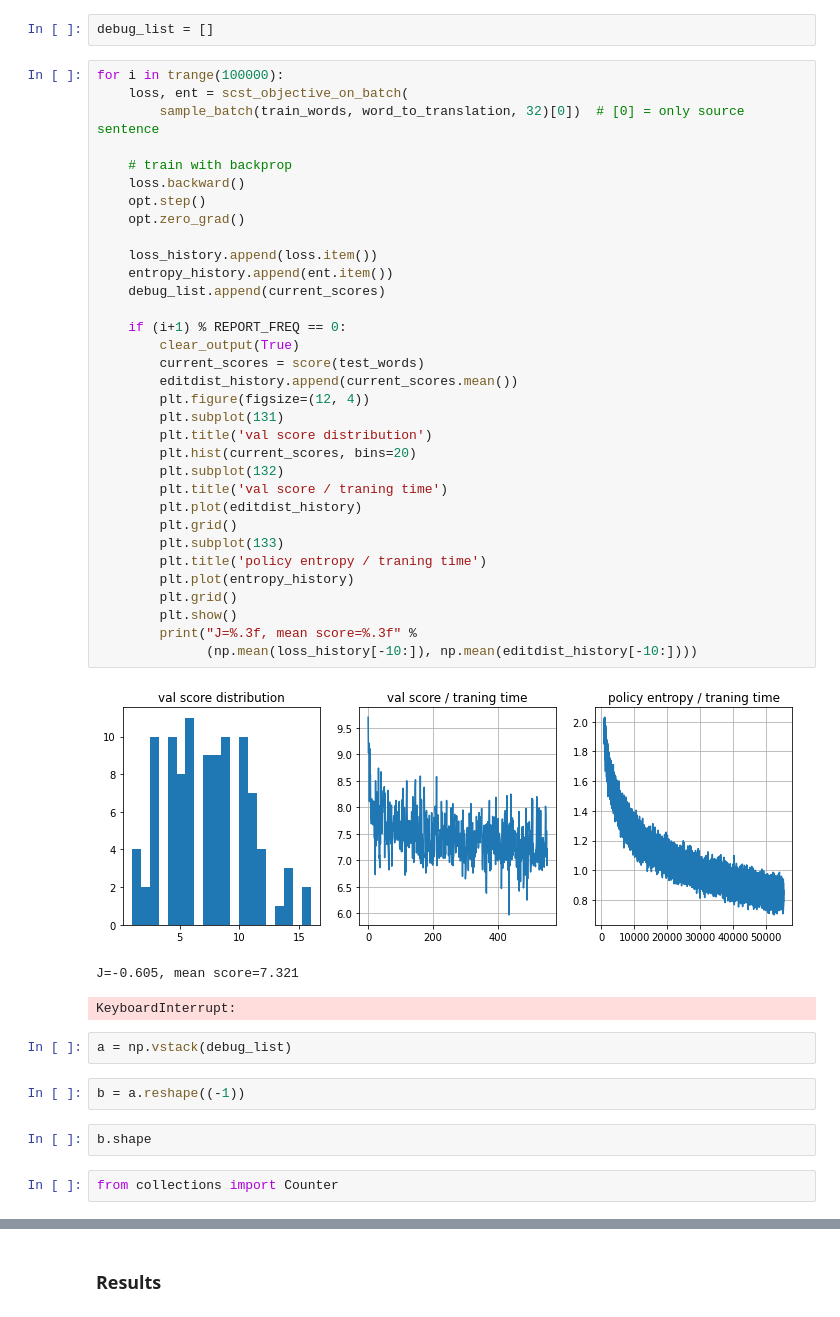
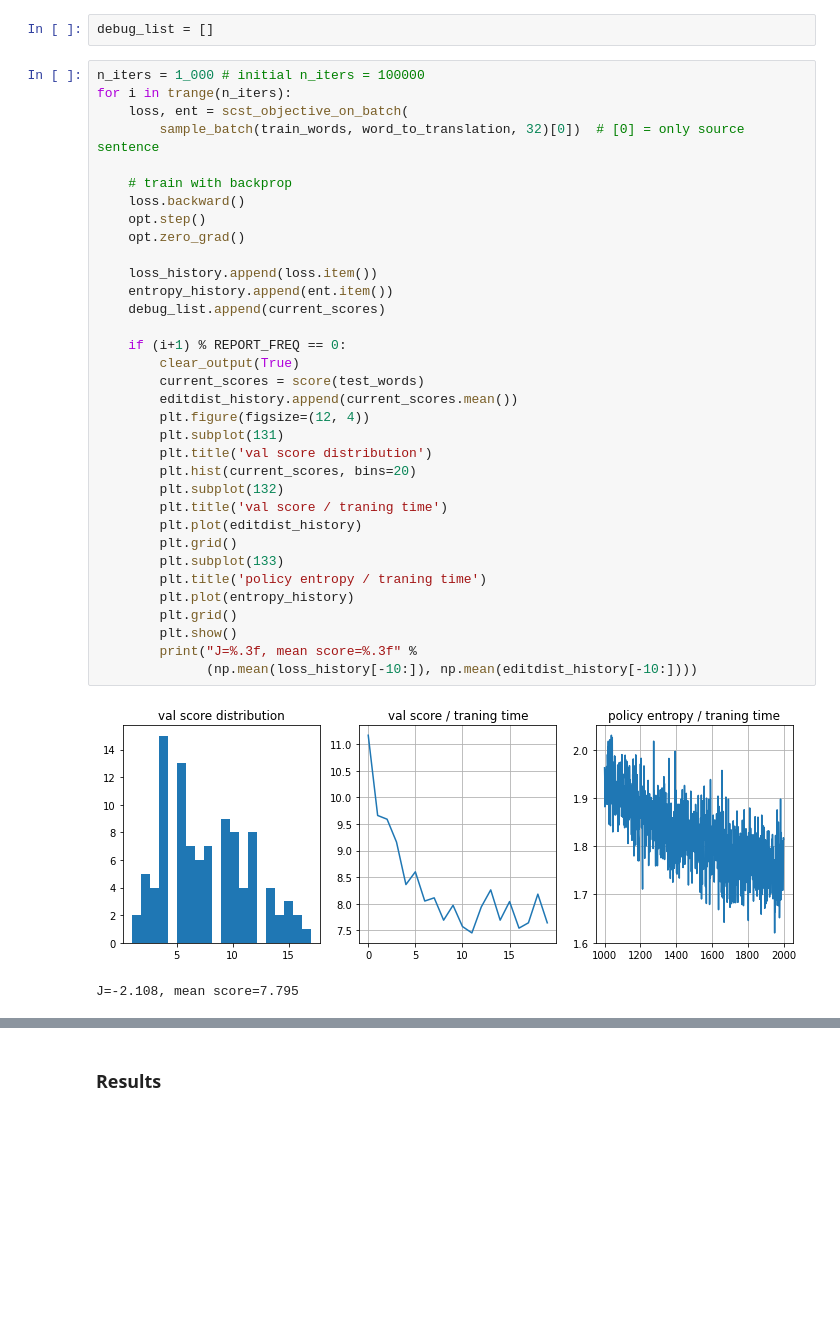
Before and after one commit to artem3195/DL_mipt_resarch, a Jupyter notebook: week1_11_RL_outside_games/week11_RL_for_seq2sec_research.ipynb, the cells around one changed output, grey strips where cells are left out. Saved outputs shown, nothing was run; the diff lists cells and outputs as text; blank space fills up the shorter version.

```diff
--- a/week1_11_RL_outside_games/week11_RL_for_seq2sec_research.ipynb
+++ b/week1_11_RL_outside_games/week11_RL_for_seq2sec_research.ipynb
@@ -564,47 +561,39 @@ opt = torch.optim.Adam(model.parameters(), lr=1e-5)
 # %%
 debug_list = []
 # %%
-for i in trange(100000):
+n_iters = 1_000 # initial n_iters = 100000
+for i in trange(n_iters):
     loss, ent = scst_objective_on_batch(
         sample_batch(train_words, word_to_translation, 32)[0])  # [0] = only source sentence
 
     # train with backprop
     loss.backward()
     opt.step()
     opt.zero_grad()
 
     loss_history.append(loss.item())
     entropy_history.append(ent.item())
     debug_list.append(current_scores)
 
     if (i+1) % REPORT_FREQ == 0:
         clear_output(True)
         current_scores = score(test_words)
         editdist_history.append(current_scores.mean())
         plt.figure(figsize=(12, 4))
         plt.subplot(131)
         plt.title('val score distribution')
         plt.hist(current_scores, bins=20)
         plt.subplot(132)
         plt.title('val score / traning time')
         plt.plot(editdist_history)
         plt.grid()
         plt.subplot(133)
         plt.title('policy entropy / traning time')
         plt.plot(entropy_history)
         plt.grid()
         plt.show()
         print("J=%.3f, mean score=%.3f" %
               (np.mean(loss_history[-10:]), np.mean(editdist_history[-10:])))
 # %% [output]
-[figure, old version]
+[figure, new version]
-J=-0.605, mean score=7.321
+J=-2.108, mean score=7.795
-KeyboardInterrupt:
-# %%
-a = np.vstack(debug_list)
-# %%
-b = a.reshape((-1))
-# %%
-b.shape
-# %%
-from collections import Counter
```
Also changed, not shown: parts of 21 cells of this notebook.
